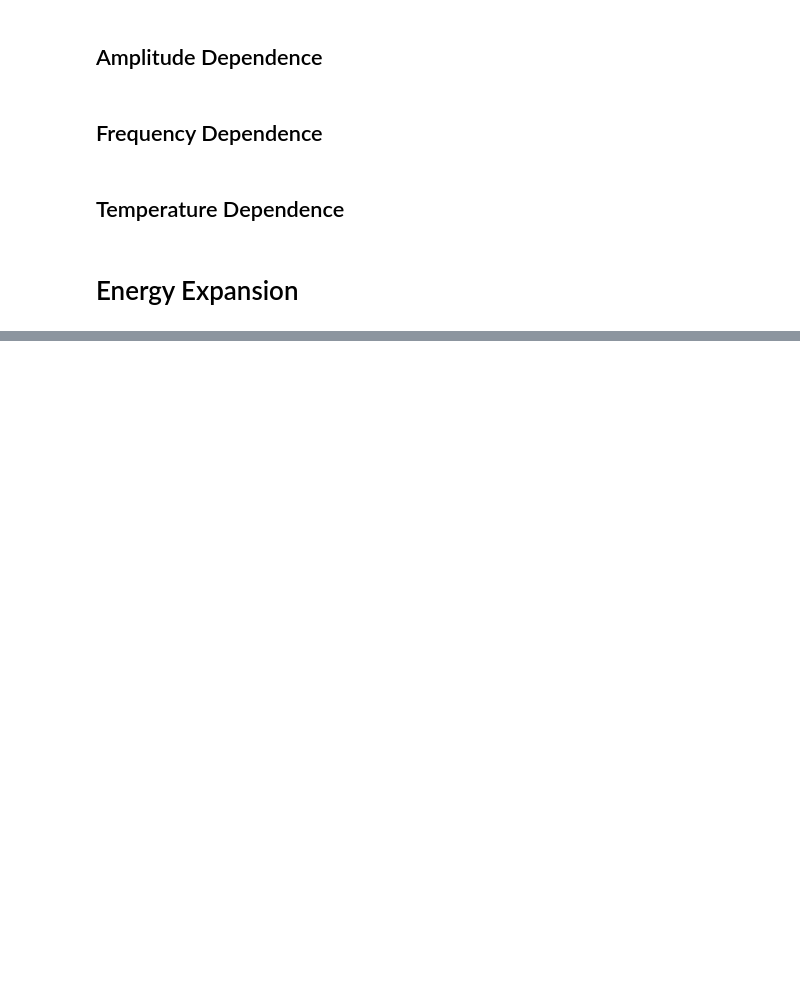
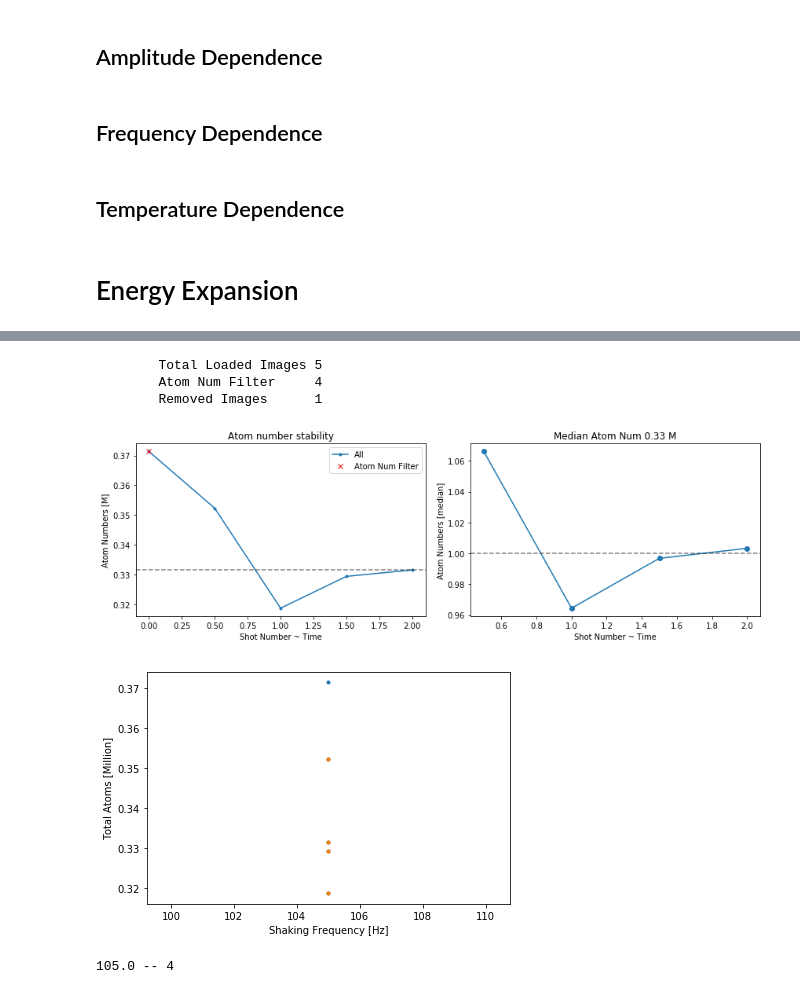
Before and after one commit to ranchop/QCalc, a Jupyter notebook: Box Shaking/Box Shaking Template - in progress - latest.ipynb, the cells around one changed output, grey strips where cells are left out. Cells and saved outputs as stored; diff of their text form; code cells hidden in the pictures; blank space fills up the shorter version.

```diff
--- a/Box Shaking/Box Shaking Template - in progress - latest.ipynb
+++ b/Box Shaking/Box Shaking Template - in progress - latest.ipynb
@@ -1330,0 +1830,50 @@ plt.tight_layout()
+# %%
+# Box Characteristics !!! CRUCIAL
+
+# Cross section for calculating EoS fit atom numebrs
+cross_section=np.pi*(box_char['radius (um)'].values[0] * 1e-6)**2
+
+# Box Volume for calculating E_F box
+box_volume = box_char['length (um)'].values[0] * 1e-6 * cross_section
+# %%
+# fit and bin all data
+
+# Atom Number Filter
+df_e['total_atoms'] = np.array([np.nansum(im.app) for im in tqdm(df_e.image, desc='Atoms')])
+using = atom_num_filter(df_e, keep=0.07, offset=0.0)
+plt.show()
+
+# using = using & (df_e['ShakingCycles'].values != 0)
+# print('Removed BG Images {}'.format(np.sum(using)))
+
+# Compute E/N for good images
+EN_eos = np.array([hybrid_E_N(im.T_kHz * kHz, im.mu0_kHz * kHz, im.trap_f) for im in tqdm(df_e.image[using], desc='EoS')])
+EN_moment = np.array([prefactor * compute_moment_v2(im.nz, zlim_second_moment) for im in tqdm(df_e.image[using], desc='Moment')])
+temp_eos_atoms = np.array([hybrid_total_atoms(im.T_kHz * kHz, im.mu0_kHz * kHz, im.trap_f, cross_section) for im in tqdm(df_e.image[using], desc='EoS')])
+
+# Bin Data
+EN_eos = bin_data(df_e.x.values[using], EN_eos)
+EN_moment = bin_data(df_e.x.values[using], EN_moment)
+total_atoms = bin_data(df_e.x.values[using], df_e.total_atoms.values[using])
+total_atoms_fit = bin_data(df_e.x.values[using], temp_eos_atoms)
+
+# Plot atoms vs x
+plt.figure()
+plt.plot(df_e.x, df_e.total_atoms/1e6,'.')
+plt.plot(df_e.x[using], df_e.total_atoms[using]/1e6,'.')
+plt.xlabel('Shaking Frequency [Hz]')
+plt.ylabel('Total Atoms [Million]')
+plt.tight_layout()
+# %% [output]
+        Total Loaded Images 5
+        Atom Num Filter     4
+        Removed Images      1
+[figure, added]
+[figure, added]
+# %%
+# Information about the data
+unique, counts = np.unique(total_atoms[4], return_counts=True)
+for i in range(unique.size):
+    print(unique[i], '--', counts[i])
+# %% [output]
+105.0 -- 4
```
Also changed, not shown: parts of 32 cells of this notebook.
